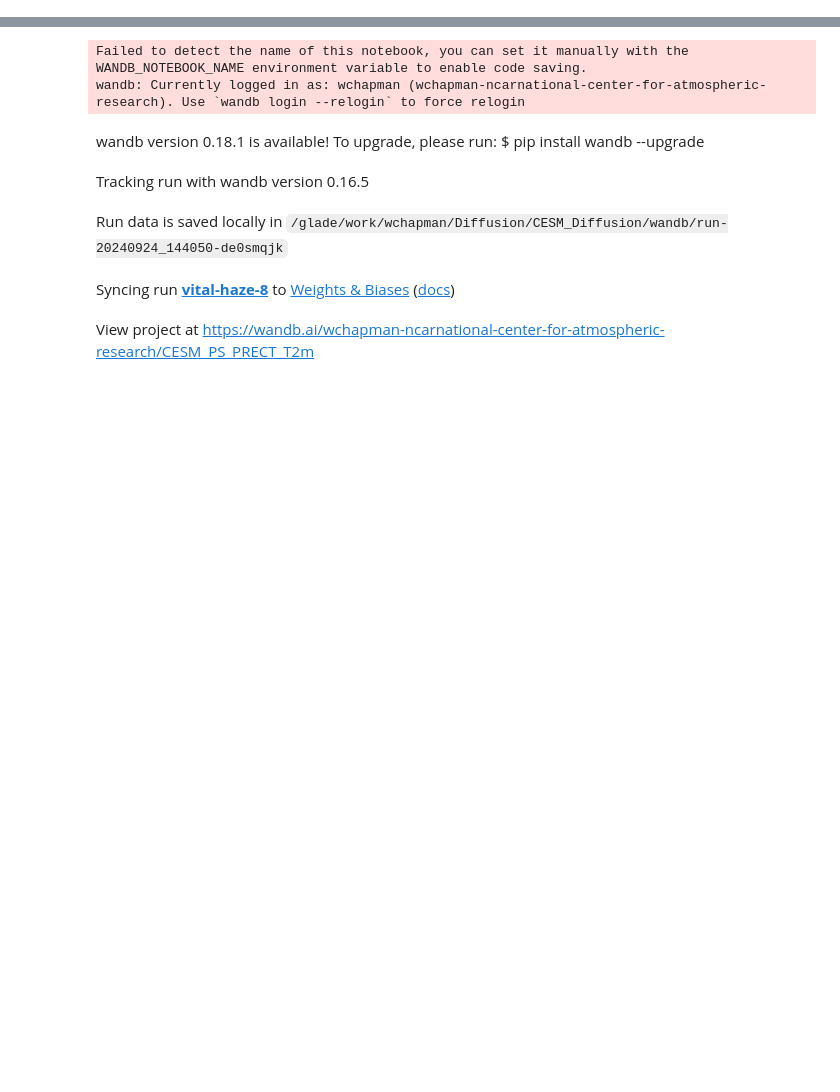
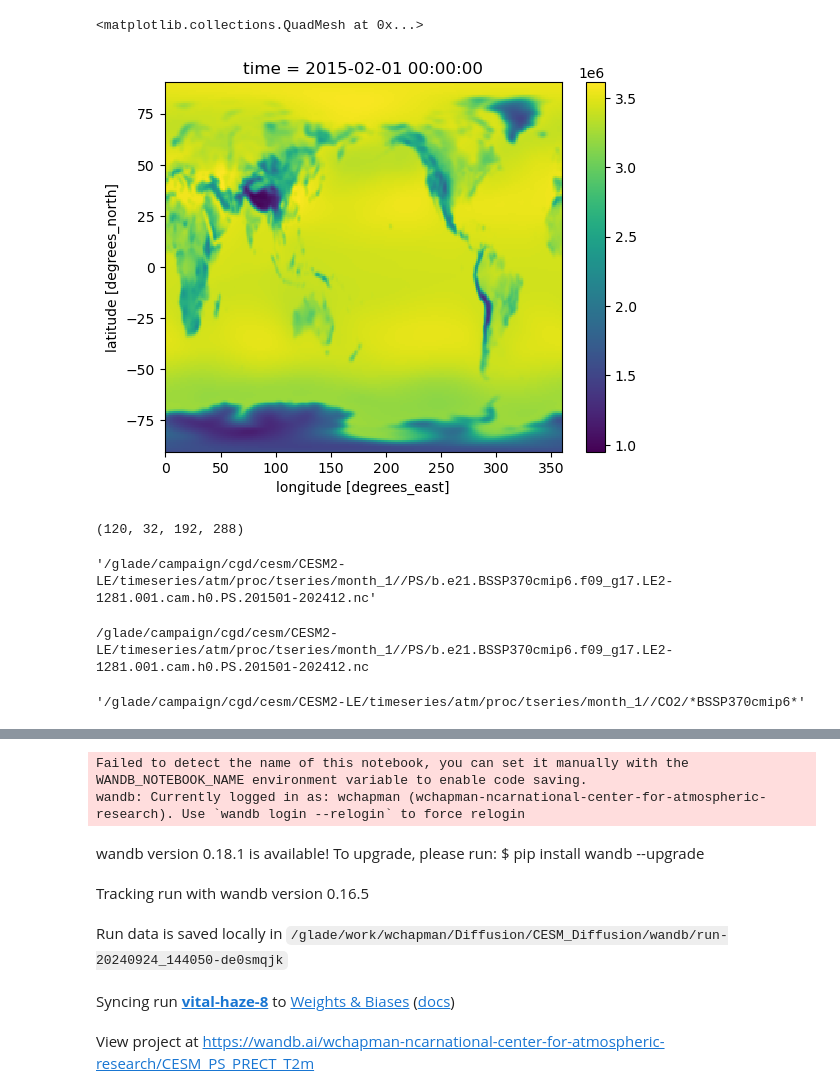
Before and after one commit to WillyChap/denoising-diffusion-pytorch, a Jupyter notebook: Development.ipynb, the cells around one changed output, grey strips where cells are left out. Cells and saved outputs as stored; diff of their text form; code cells hidden in the pictures; blank space fills up the shorter version.

```diff
--- a/Development.ipynb
+++ b/Development.ipynb
@@ -52,0 +206,23 @@ import matplotlib.pyplot as plt
+# %%
+va.plot()
+# %% [output]
+<matplotlib.collections.QuadMesh at 0x...>
+[figure, added]
+# %%
+DA_co2.shape
+# %% [output]
+(120, 32, 192, 288)
+# %%
+FNS4_big[4].replace('CO2', 'PS')
+# %% [output]
+'/glade/campaign/cgd/cesm/CESM2-LE/timeseries/atm/proc/tseries/month_1//PS/b.e21.BSSP370cmip6.f09_g17.LE2-1281.001.cam.h0.PS.201501-202412.nc'
+# %%
+ls /glade/campaign/cgd/cesm/CESM2-LE/timeseries/atm/proc/tseries/month_1//PS/b.e21.BSSP370cmip6.f09_g17.LE2-1281.001.cam.h0.PS.201501-202412.nc
+# %% [output]
+/glade/campaign/cgd/cesm/CESM2-LE/timeseries/atm/proc/tseries/month_1//PS/b.e21.BSSP370cmip6.f09_g17.LE2-1281.001.cam.h0.PS.201501-202412.nc
+# %%
+fpath_root = '/glade/campaign/cgd/cesm/CESM2-LE/timeseries/atm/proc/tseries/month_1/'
+vars = ['CO2']
+f'{fpath_root}/{vars[0]}/*BSSP370cmip6*'
+# %% [output]
+'/glade/campaign/cgd/cesm/CESM2-LE/timeseries/atm/proc/tseries/month_1//CO2/*BSSP370cmip6*'
```
Also changed, not shown: parts of 10 cells of this notebook, 2 other files.
